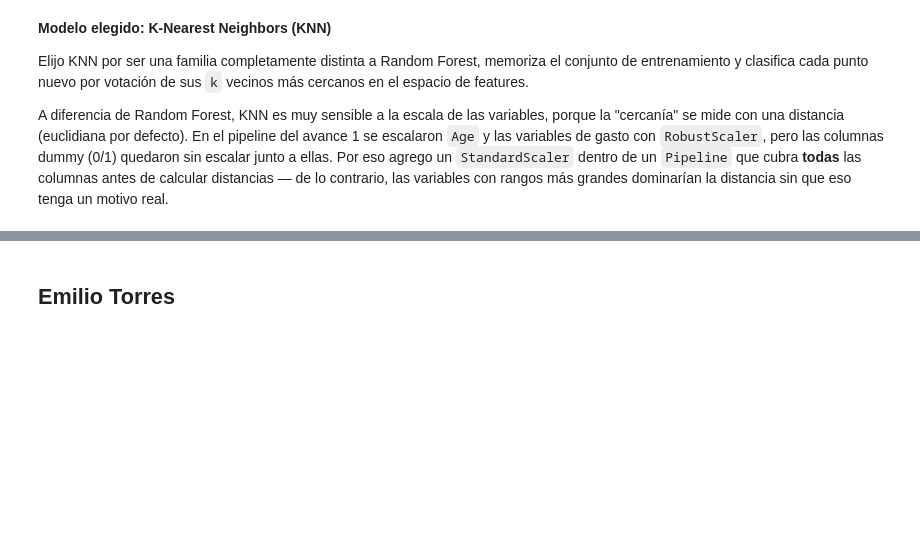
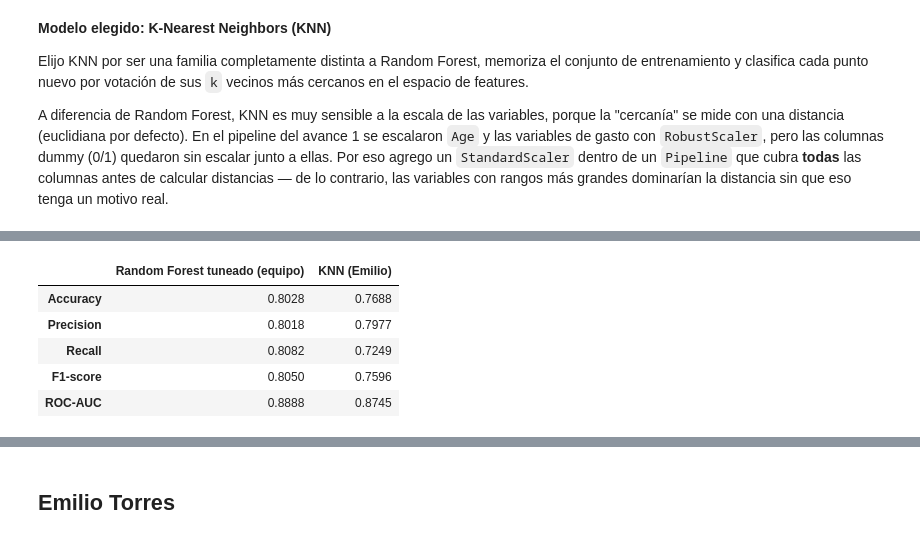
Before and after one commit to A01801224/TC3009C-RI, a Jupyter notebook: Notebooks/Reto_Tercer_Avance_Spaceship_Titanic.ipynb, the cells around one changed output, grey strips where cells are left out. Cells and saved outputs as stored; diff of their text form; code cells hidden in the pictures; blank space fills up the shorter version.

```diff
--- a/Notebooks/Reto_Tercer_Avance_Spaceship_Titanic.ipynb
+++ b/Notebooks/Reto_Tercer_Avance_Spaceship_Titanic.ipynb
@@ -1025,0 +1221,20 @@ se puede cubrir por compleo sin costro computacional alto, a diferencia del Rand
+# %%
+tabla_knn = pd.DataFrame({
+    "Random Forest tuneado (equipo)": tabla_comparativa.loc["Modelo tuneado"],
+    "KNN (Emilio)": {
+        "Accuracy": accuracy_knn,
+        "Precision": precision_knn,
+        "Recall": recall_knn,
+        "F1-score": f1_knn,
+    },
+})
+
+tabla_knn.loc["ROC-AUC"] = [0.8888, auc_knn]
+tabla_knn.round(4)
+# %% [output]
+|  | Random Forest tuneado (equipo) | KNN (Emilio) |
+| Accuracy | 0.8028 | 0.7688 |
+| Precision | 0.8018 | 0.7977 |
+| Recall | 0.8082 | 0.7249 |
+| F1-score | 0.8050 | 0.7596 |
+| ROC-AUC | 0.8888 | 0.8745 |
```
Also changed, not shown: parts of 11 cells of this notebook.
